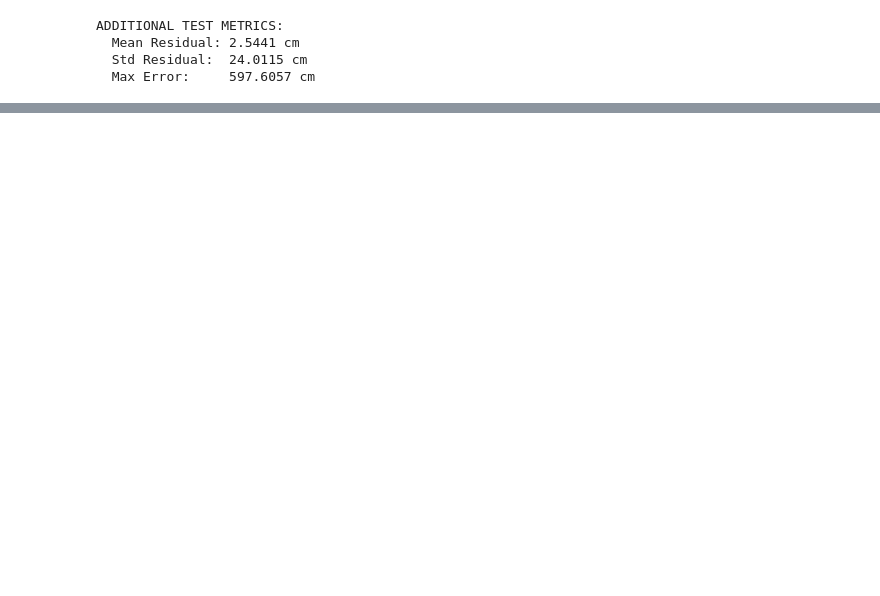
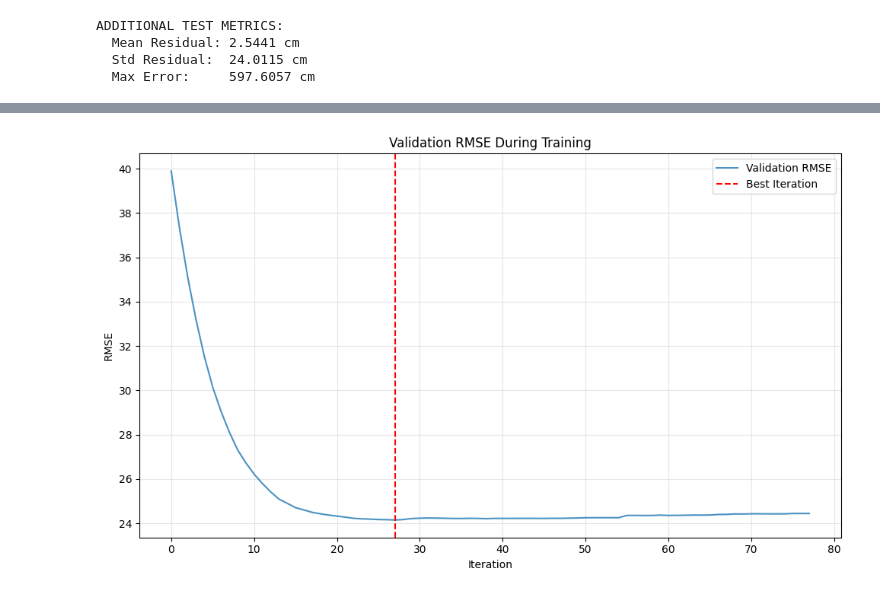
Before and after one commit to elvano22/Pintu-Air, a Jupyter notebook: 08a_XGBoost_Manggarai.ipynb, the cells around one changed output, grey strips where cells are left out. Saved outputs shown, nothing was run; the diff lists cells and outputs as text; code cells hidden in the pictures; blank space fills up the shorter version.

```diff
--- a/08a_XGBoost_Manggarai.ipynb
+++ b/08a_XGBoost_Manggarai.ipynb
@@ -307,0 +324,7 @@ Available evaluation results: ['validation_0']
+# %%
+features_to_remove = [
+    'manggarai_cuaca_hujan',
+    'time_index'
+]
+X_train.drop(columns=features_to_remove, inplace=True, errors='ignore')
+X_test.drop(columns=features_to_remove, inplace=True, errors='ignore')
@@ -307,0 +551,7 @@ Available evaluation results: ['validation_0']
+# %%
+# Calculate additional metrics
+residuals_test = y_test - test_pred
+print(f"\nADDITIONAL TEST METRICS:")
+print(f"  Mean Residual: {np.mean(residuals_test):.4f} cm")
+print(f"  Std Residual:  {np.std(residuals_test):.4f} cm")
+print(f"  Max Error:     {np.max(np.abs(residuals_test)):.4f} cm")
@@ -307,0 +602,83 @@ Available evaluation results: ['validation_0']
+# %%
+# =============================================================================
+# PLOT 1: Training Validation Curve
+# =============================================================================
+
+plt.figure(figsize=(10, 6))
+eval_results = model.evals_result()
+if 'validation_0' in eval_results:
+    plt.plot(eval_results['validation_0']['rmse'], label='Validation RMSE', alpha=0.8)
+    plt.axvline(x=model.best_iteration, color='red', linestyle='--', label='Best Iteration')
+    plt.xlabel('Iteration')
+    plt.ylabel('RMSE')
+    plt.title('Validation RMSE During Training')
+    plt.legend()
+    plt.grid(True, alpha=0.3)
+else:
+    plt.text(0.5, 0.5, 'Training progress\nnot available',
+             ha='center', va='center', transform=plt.gca().transAxes)
+    plt.title('Training Progress')
+
+plt.tight_layout()
+plt.show()
+
+# =============================================================================
+# PLOT 2: Actual vs Predicted (Test Set)
+# =============================================================================
+
+plt.figure(figsize=(10, 8))
+plt.scatter(y_test, test_pred, alpha=0.6, s=10)
+plt.plot([y_test.min(), y_test.max()], [y_test.min(), y_test.max()], 'r--', lw=2)
+plt.xlabel('Actual Water Level (cm)')
+plt.ylabel('Predicted Water Level (cm)')
+plt.title(f'Actual vs Predicted (Test Set)\nR² = {test_r2:.4f}')
+plt.grid(True, alpha=0.3)
+plt.tight_layout()
+plt.show()
+
+# =============================================================================
+# PLOT 3: Time Series Prediction (Last 500 Points)
+# =============================================================================
+
+plt.figure(figsize=(12, 6))
+plot_points = min(500, len(y_test))
+plt.plot(y_test.tail(plot_points), label='Actual', linewidth=1.5, alpha=0.8)
+plt.plot(y_test.tail(plot_points).index, test_pred[-plot_points:],
+         label='Predicted', linewidth=1.5, alpha=0.8)
+plt.xlabel('Time')
+plt.ylabel('Water Level (cm)')
+plt.title(f'Time Series Prediction (Last {plot_points} Hours)')
+plt.legend()
+plt.grid(True, alpha=0.3)
+plt.xticks(rotation=45)
+plt.tight_layout()
+plt.show()
+
+# =============================================================================
+# PLOT 4: Residuals Plot
+# =============================================================================
+
+plt.figure(figsize=(10, 6))
+plt.scatter(test_pred, residuals_test, alpha=0.6, s=10)
+plt.axhline(y=0, color='red', linestyle='--')
+plt.xlabel('Predicted Water Level (cm)')
+plt.ylabel('Residuals (cm)')
+plt.title('Residuals Plot (Test Set)')
+plt.grid(True, alpha=0.3)
+plt.tight_layout()
+plt.show()
+
+# =============================================================================
+# PLOT 5: Residuals Histogram
+# =============================================================================
+
+plt.figure(figsize=(10, 6))
+plt.hist(residuals_test, bins=50, edgecolor='black', alpha=0.7)
+plt.xlabel('Residuals (cm)')
+plt.ylabel('Frequency')
+plt.title('Residual Distribution (Test Set)')
+plt.grid(True, alpha=0.3)
+plt.tight_layout()
+plt.show()
+# %% [output]
+[figure, added]
```
Also changed, not shown: parts of 29 cells of this notebook, 6 other files.
